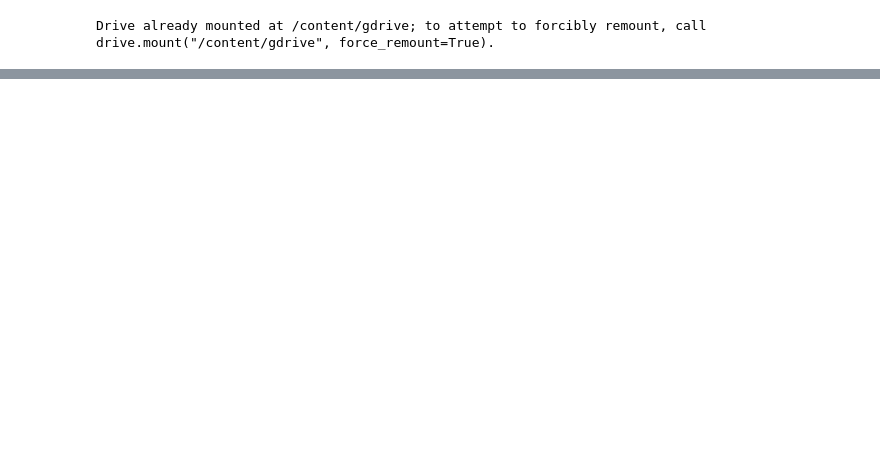
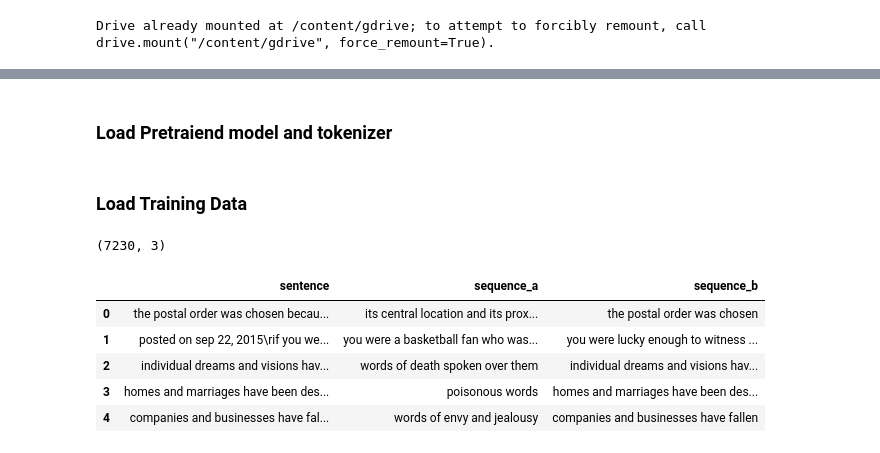
Before and after one commit to hkayesh/causal-qa, a Jupyter notebook: Causal_QA.ipynb, the cells around one changed output, grey strips where cells are left out. Drawn from its saved outputs; the diff is of its cells as text; code cells hidden in the pictures; blank space fills up the shorter version.

```diff
--- a/Causal_QA.ipynb
+++ b/Causal_QA.ipynb
@@ -42,0 +71,9 @@ Drive already mounted at /content/gdrive; to attempt to forcibly remount, call d
+# %%
+RANDOM_SEED = 1
+BATCH_SIZE = 32
+MAX_SEQ_LEN = 128
+PRETRAINED_MODEL_NAME = 'bert-base-uncased'
+NUM_EPOCHS = 4
+DATASET_DIR_PATH = 'gdrive/My Drive/Research Data/CausalQA/datasets/'
+# NEWS_ARTICLES_FILE_PATH = 'gdrive/My Drive/Research Data/CausalQA/signalmedia-1m.jsonl'
+NEWS_ARTICLES_FILE_PATH = 'gdrive/My Drive/Research Data/CausalQA/causal_pairs_10k_articles.csv'
@@ -42,0 +86,2 @@ Drive already mounted at /content/gdrive; to attempt to forcibly remount, call d
+# %% [markdown]
+### Load Pretraiend model and tokenizer
@@ -42,0 +103,14 @@ Drive already mounted at /content/gdrive; to attempt to forcibly remount, call d
+# %% [markdown]
+### Load Training Data
+# %%
+causal_pairs_df = pd.read_csv(NEWS_ARTICLES_FILE_PATH, lineterminator='\n', error_bad_lines=False)
+print(causal_pairs_df.shape)
+causal_pairs_df.head()
+# %% [output]
+(7230, 3)
+|  | sentence | sequence_a | sequence_b |
+| 0 | the postal order was chosen becau... | its central location and its prox... | the postal order was chosen |
+| 1 | posted on sep 22, 2015\rif you we... | you were a basketball fan who was... | you were lucky enough to witness ... |
+| 2 | individual dreams and visions hav... | words of death spoken over them | individual dreams and visions hav... |
+| 3 | homes and marriages have been des... | poisonous words | homes and marriages have been des... |
+| 4 | companies and businesses have fal... | words of envy and jealousy | companies and businesses have fallen |
```
Also changed, not shown: parts of 31 cells of this notebook.
